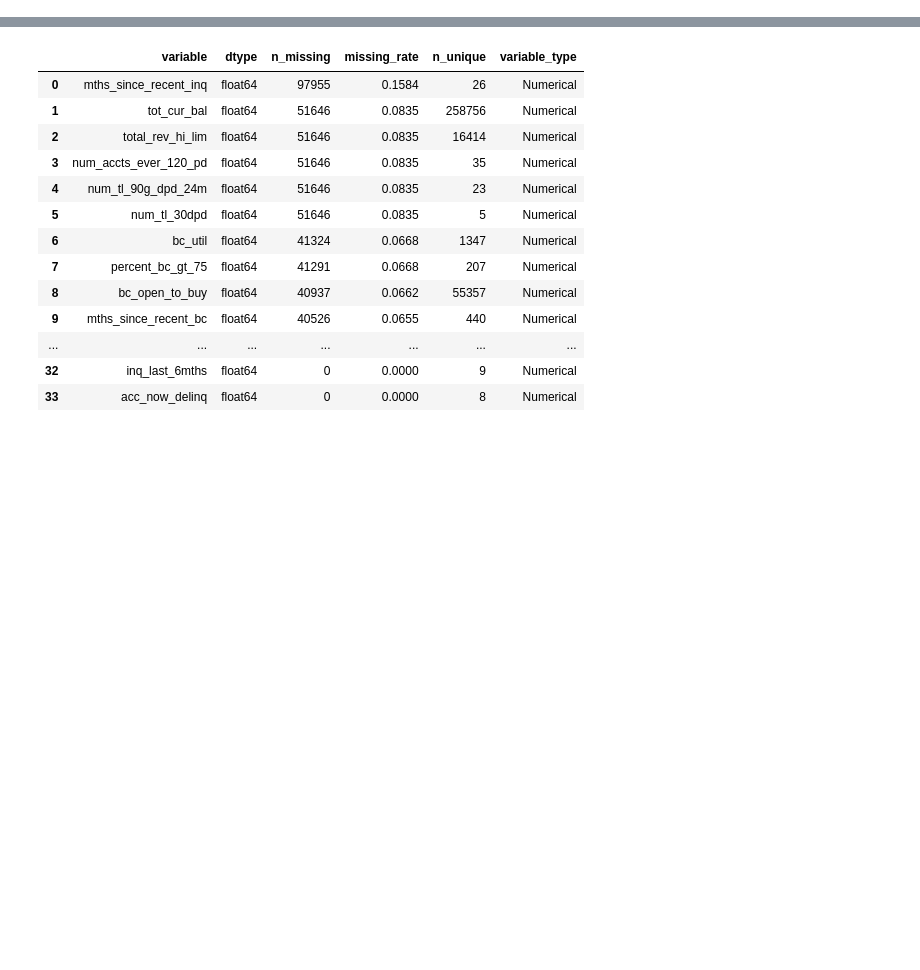
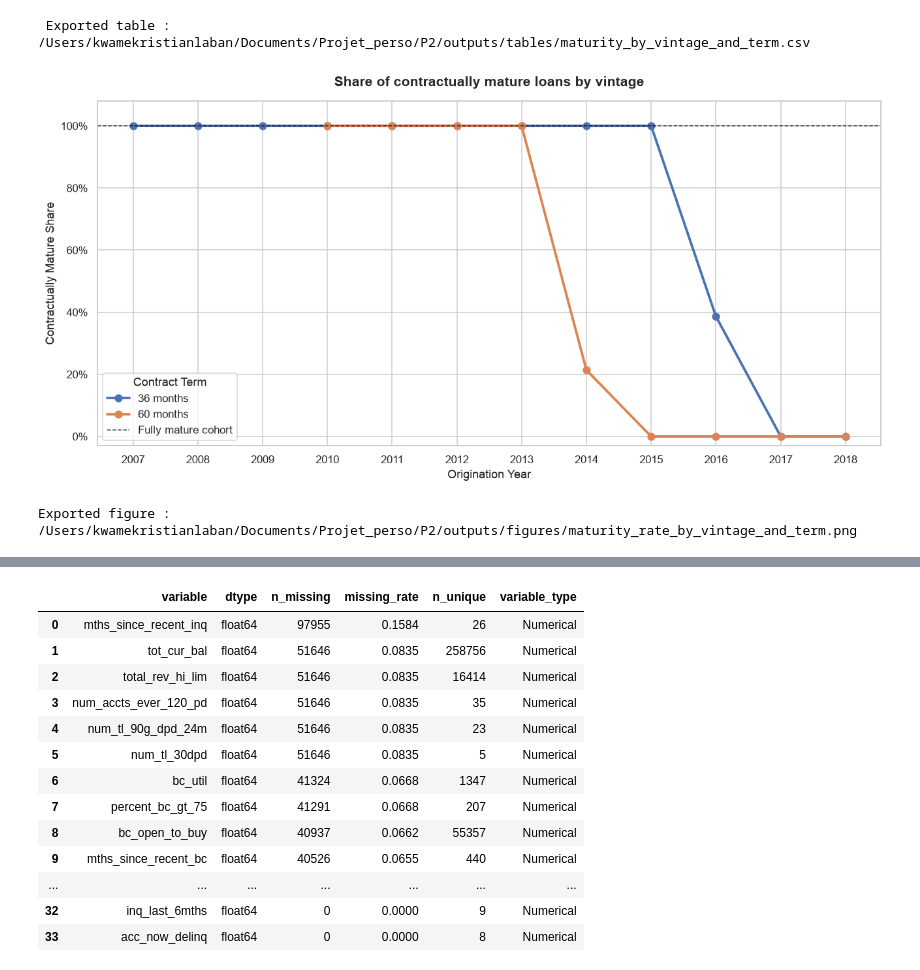
Before and after one commit to Kwame-K/credit-risk-scoring, a Jupyter notebook: notebooks/01_data_preparation.ipynb, the cells around one changed output, grey strips where cells are left out. Saved outputs shown, nothing was run; the diff lists cells and outputs as text; code cells hidden in the pictures; blank space fills up the shorter version.

```diff
--- a/notebooks/01_data_preparation.ipynb
+++ b/notebooks/01_data_preparation.ipynb
@@ -1409,0 +1006,78 @@ Variables catégorielles :
+# %%
+maturity_summary.to_csv(
+    OUTPUT_TABLES_DIR / "maturity_by_vintage_and_term.csv",
+    index=False
+)
+
+print(
+    " Exported table : "
+    f"{OUTPUT_TABLES_DIR / 'maturity_by_vintage_and_term.csv'}"
+)
+# %% [output]
+ Exported table : /Users/kwamekristianlaban/Documents/Projet_perso/P2/outputs/tables/maturity_by_vintage_and_term.csv
+# %%
+# Chart — Cohort Maturity by Vintage
+# A value of 100% means that the entire cohort has theoretically reached the end of its contractual loan term.
+# A low value indicates a recent cohort for which final default outcomes are still partially unknown.
+# Comparing 36- and 60-month terms clearly shows why longer loans require greater caution.
+
+
+fig, ax = plt.subplots(figsize=(12, 6))
+
+for term_months, term_data in maturity_summary.groupby(
+    "term_months",
+    observed=True
+):
+    ax.plot(
+        term_data["issue_year"],
+        term_data["maturity_rate"],
+        marker="o",
+        markersize=7,
+        linewidth=2.5,
+        label=f"{int(term_months)} months"
+    )
+
+ax.axhline(
+    y=1.0,
+    color="black",
+    linestyle="--",
+    linewidth=1,
+    alpha=0.7,
+    label="Fully mature cohort"
+)
+
+ax.set_title(
+    "Share of contractually mature loans by vintage",
+    fontsize=14,
+    fontweight="bold",
+    pad=15
+)
+ax.set_xlabel("Origination Year")
+ax.set_ylabel("Contractually Mature Share")
+ax.set_xticks(sorted(maturity_summary["issue_year"].unique()))
+ax.set_ylim(-0.03, 1.08)
+
+ax.yaxis.set_major_formatter(
+    plt.FuncFormatter(lambda value, _: f"{value:.0%}")
+)
+
+ax.legend(
+    title="Contract Term",
+    loc="lower left",
+    frameon=True
+)
+
+plt.tight_layout()
+
+figure_path = (
+    OUTPUT_FIGURES_DIR
+    / "maturity_rate_by_vintage_and_term.png"
+)
+
+plt.savefig(figure_path, dpi=160, bbox_inches="tight")
+plt.show()
+
+print(f"Exported figure : {figure_path}")
+# %% [output]
+[figure, added]
+Exported figure : /Users/kwamekristianlaban/Documents/Projet_perso/P2/outputs/figures/maturity_rate_by_vintage_and_term.png
```
Also changed, not shown: parts of 136 cells of this notebook, 13 other files.
